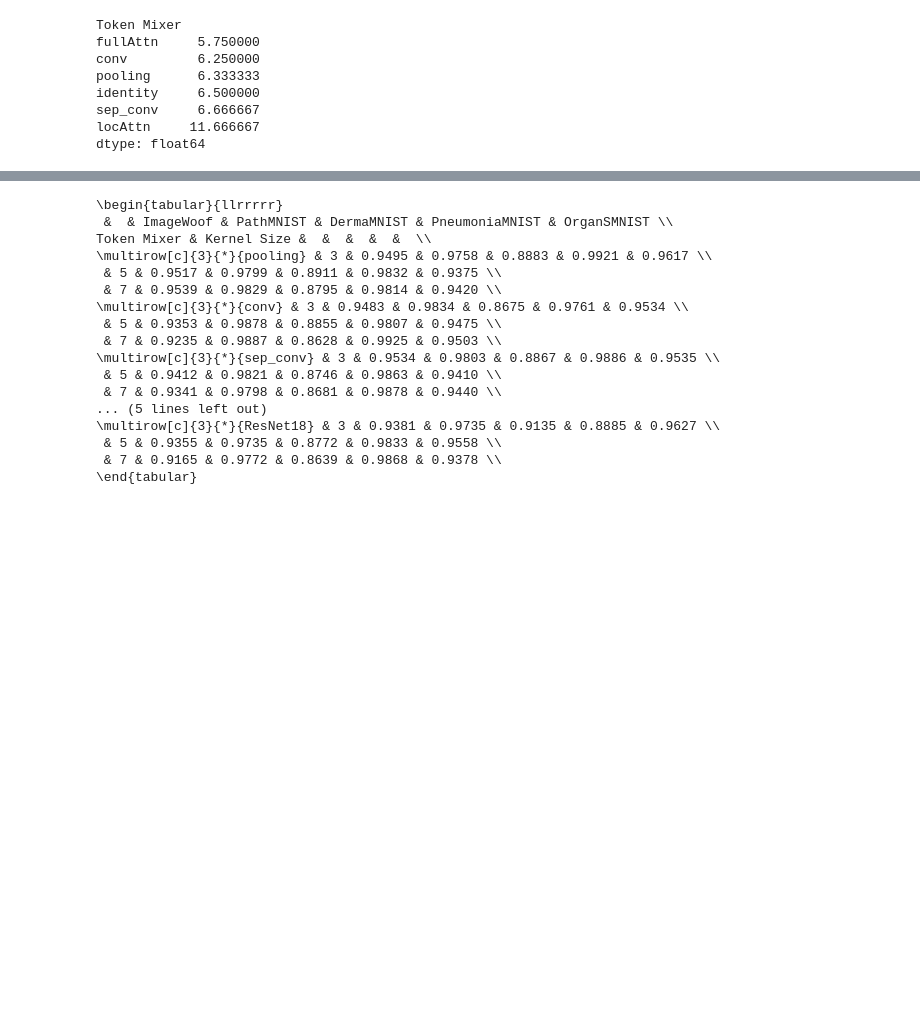
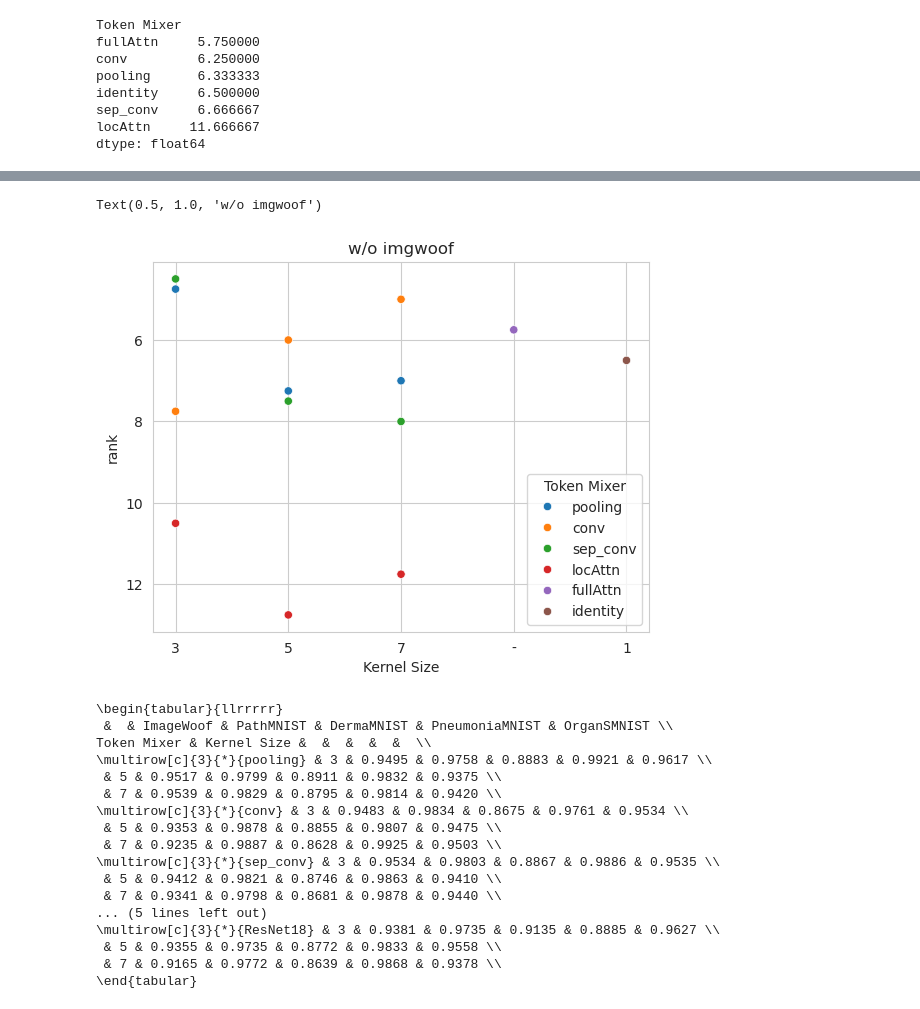
Before and after one commit to multimodallearning/MetaFormerMedImaging, a Jupyter notebook: eval/create_ranking_classification_4t_scratch.ipynb, the cells around one changed output, grey strips where cells are left out. Saved outputs shown, nothing was run; the diff lists cells and outputs as text; code cells hidden in the pictures; blank space fills up the shorter version.

```diff
--- a/eval/create_ranking_classification_4t_scratch.ipynb
+++ b/eval/create_ranking_classification_4t_scratch.ipynb
@@ -194,3 +206,11 @@ dtype: float64
+# %%
+from matplotlib import pyplot as plt
+sns.scatterplot(df_rank_no_imgwoof.mean(1).rename('rank').reset_index(), x='Kernel Size', y='rank', hue='Token Mixer')
+plt.gca().invert_yaxis()
+plt.title('w/o imgwoof')
+# %% [output]
+Text(0.5, 1.0, 'w/o imgwoof')
+[figure, added]
 # %%
 df_print = df.loc[:, df.columns.str.endswith('_auc')]
 df_print = df_print.rename(columns=lambda s: s[:-4])
```
Also changed, not shown: parts of 1 cell of this notebook, 2 other files.
